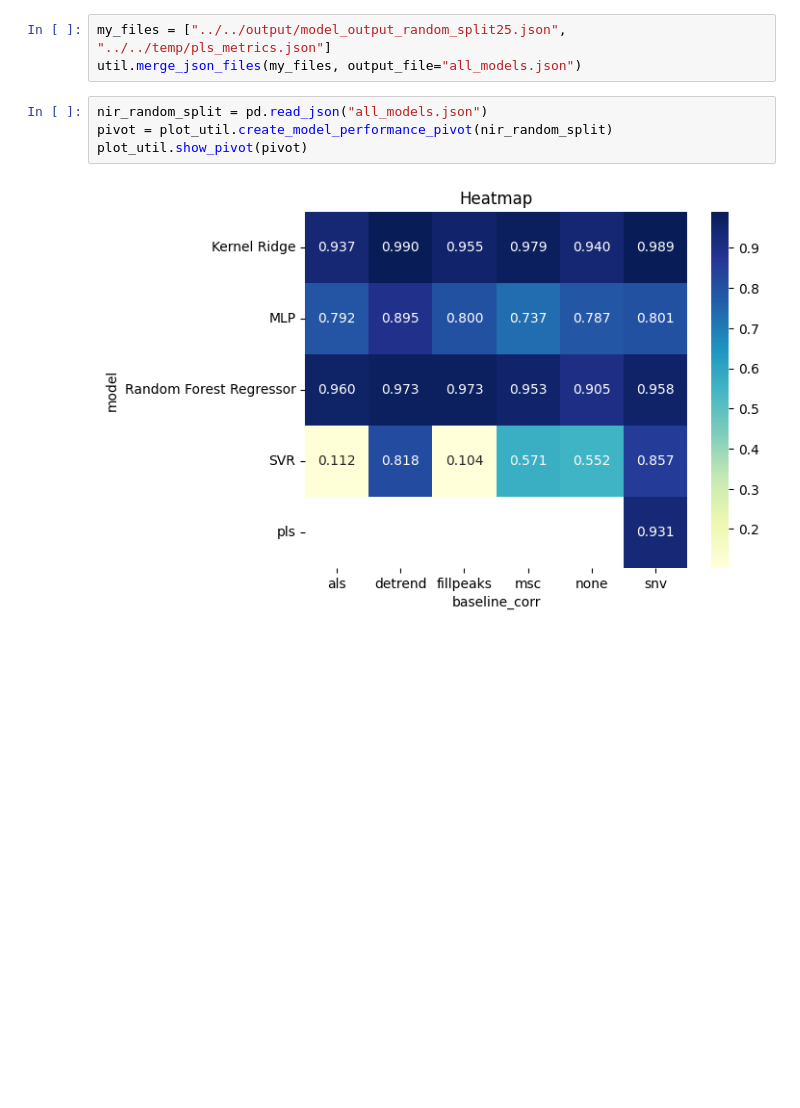
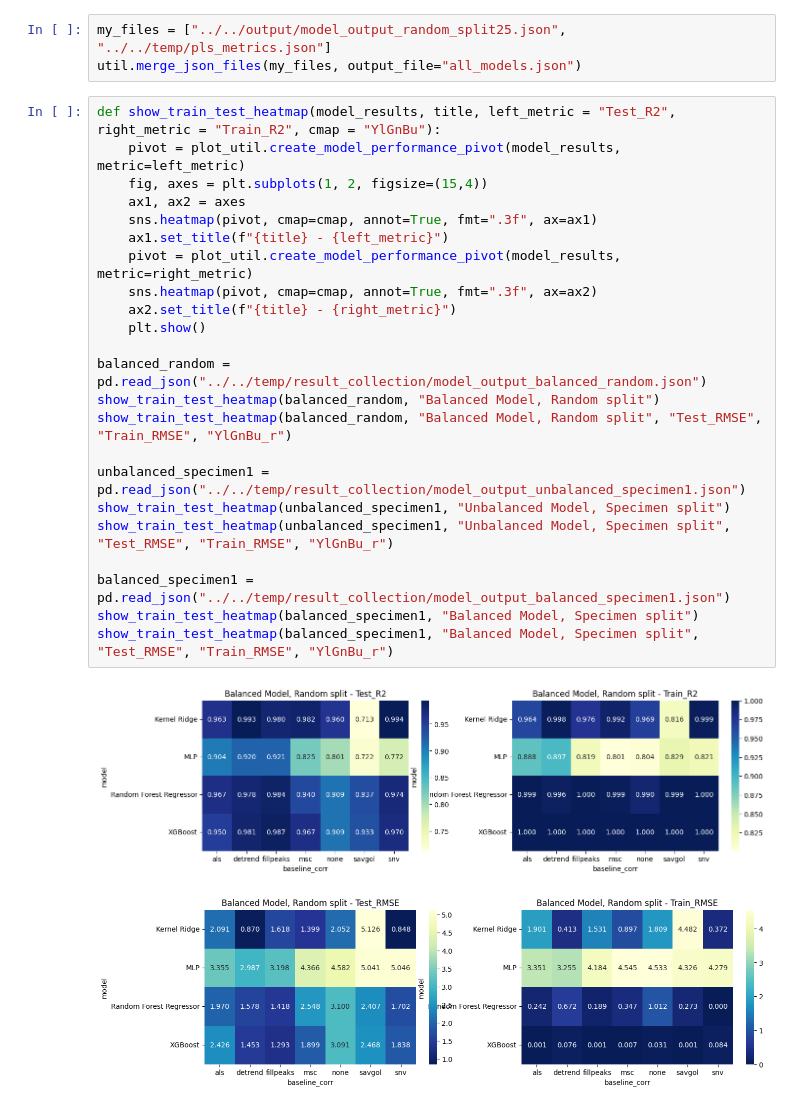
Before and after one commit to sebnemyyl/Characterization-of-cotton-polyester-textiles-using-IR-spectroscopy, a Jupyter notebook: src/notebooks/model_evaluation.ipynb, the cells around one changed output. Cells and saved outputs as stored; diff of their text form; blank space fills up the shorter version.

Commit message:
Show more heatmaps in model_evaluation

```diff
--- a/src/notebooks/model_evaluation.ipynb
+++ b/src/notebooks/model_evaluation.ipynb
@@ -105,9 +105,29 @@ plot_heatmap(pivot_specimen, title='NIR R-squared Results: Testset specimen1')
 # %%
 my_files = ["../../output/model_output_random_split25.json", "../../temp/pls_metrics.json"]
 util.merge_json_files(my_files, output_file="all_models.json")
-# %%
-nir_random_split = pd.read_json("all_models.json")
-pivot = plot_util.create_model_performance_pivot(nir_random_split)
-plot_util.show_pivot(pivot)
-# %% [output]
-[figure, removed]
+# %%
+def show_train_test_heatmap(model_results, title, left_metric = "Test_R2", right_metric = "Train_R2", cmap = "YlGnBu"):
+    pivot = plot_util.create_model_performance_pivot(model_results, metric=left_metric)
+    fig, axes = plt.subplots(1, 2, figsize=(15,4))
+    ax1, ax2 = axes
+    sns.heatmap(pivot, cmap=cmap, annot=True, fmt=".3f", ax=ax1)
+    ax1.set_title(f"{title} - {left_metric}")
+    pivot = plot_util.create_model_performance_pivot(model_results, metric=right_metric)
+    sns.heatmap(pivot, cmap=cmap, annot=True, fmt=".3f", ax=ax2)
+    ax2.set_title(f"{title} - {right_metric}")
+    plt.show()
+
+balanced_random = pd.read_json("../../temp/result_collection/model_output_balanced_random.json")
+show_train_test_heatmap(balanced_random, "Balanced Model, Random split")
+show_train_test_heatmap(balanced_random, "Balanced Model, Random split", "Test_RMSE", "Train_RMSE", "YlGnBu_r")
+
+unbalanced_specimen1 = pd.read_json("../../temp/result_collection/model_output_unbalanced_specimen1.json")
+show_train_test_heatmap(unbalanced_specimen1, "Unbalanced Model, Specimen split")
+show_train_test_heatmap(unbalanced_specimen1, "Unbalanced Model, Specimen split", "Test_RMSE", "Train_RMSE", "YlGnBu_r")
+
+balanced_specimen1 = pd.read_json("../../temp/result_collection/model_output_balanced_specimen1.json")
+show_train_test_heatmap(balanced_specimen1, "Balanced Model, Specimen split")
+show_train_test_heatmap(balanced_specimen1, "Balanced Model, Specimen split", "Test_RMSE", "Train_RMSE", "YlGnBu_r")
+# %% [output]
+[figure, added]
+[figure, added]
```
Also changed, not shown: parts of 1 cell of this notebook.
